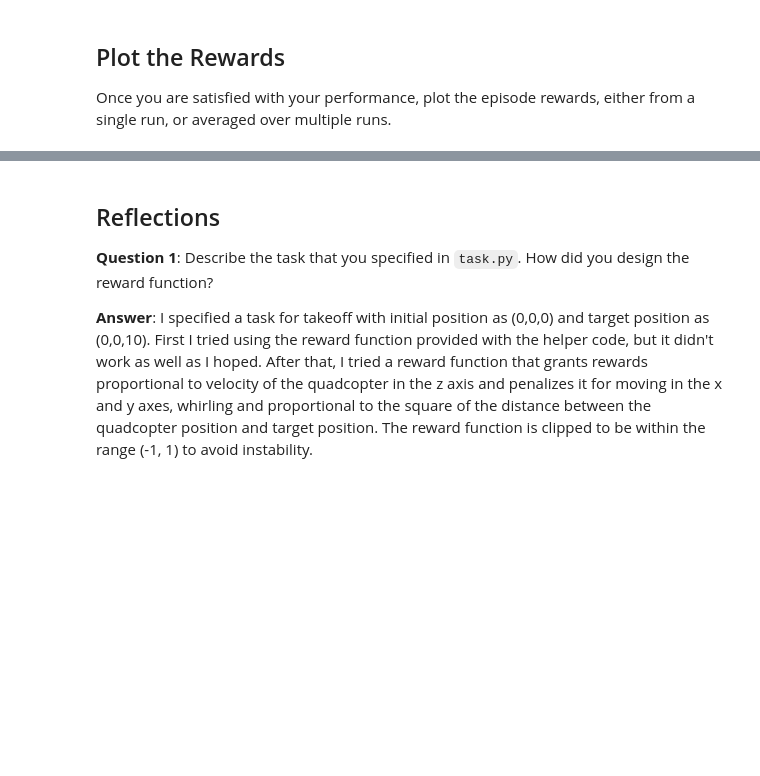
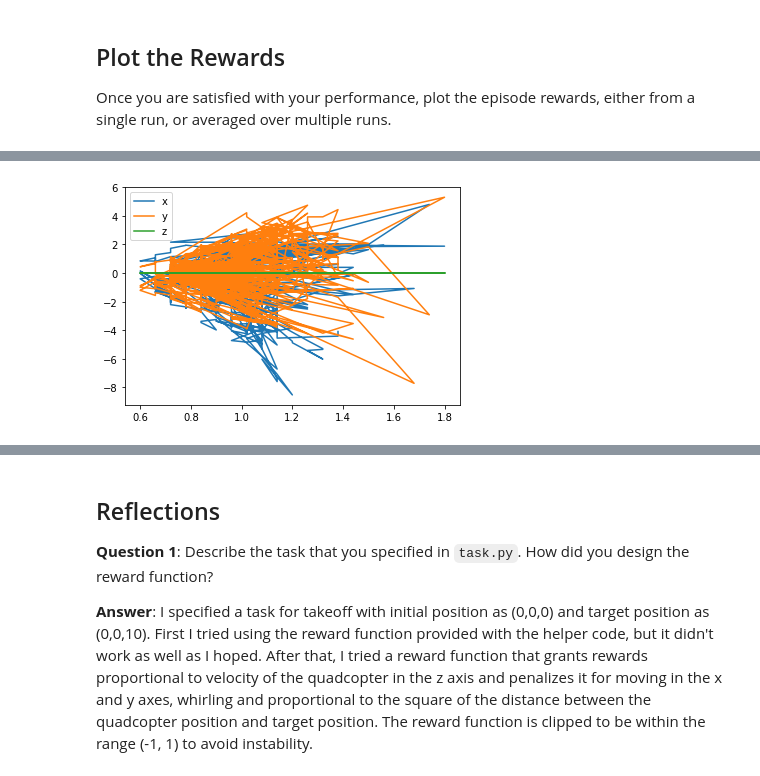
Before and after one commit to oyoot/RL-Quadcopter-2, a Jupyter notebook: Quadcopter_Project.ipynb, the cells around one changed output, grey strips where cells are left out. Saved outputs shown, nothing was run; the diff lists cells and outputs as text; code cells hidden in the pictures; blank space fills up the shorter version.

```diff
--- a/Quadcopter_Project.ipynb
+++ b/Quadcopter_Project.ipynb
@@ -306,0 +310,8 @@ plt.plot(results['reward'])
+# %%
+plt.plot(results['time'], results['x'], label='x')
+plt.plot(results['time'], results['y'], label='y')
+plt.plot(results['time'], results['z'], label='z')
+plt.legend()
+_ = plt.ylim()
+# %% [output]
+[figure, added]
```
Also changed, not shown: parts of 5 cells of this notebook, 6 other files.
